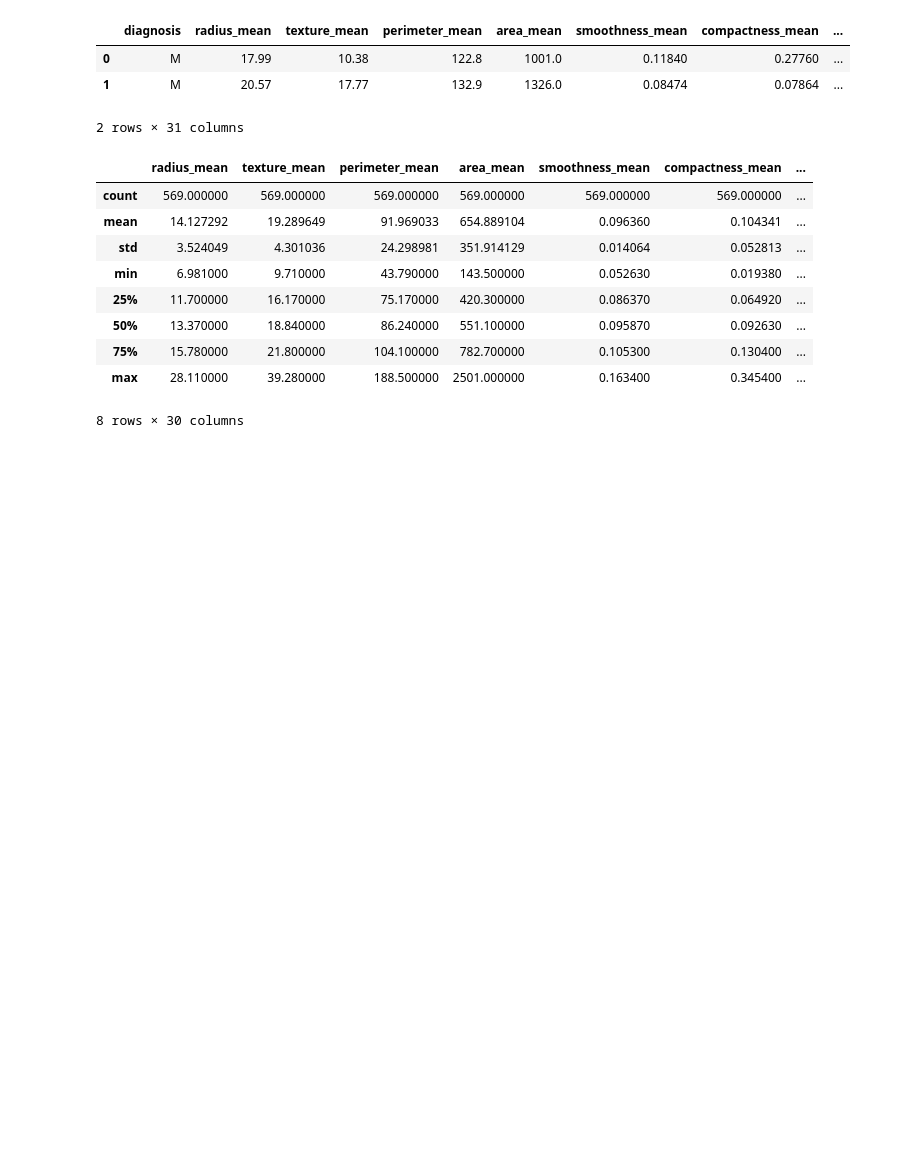
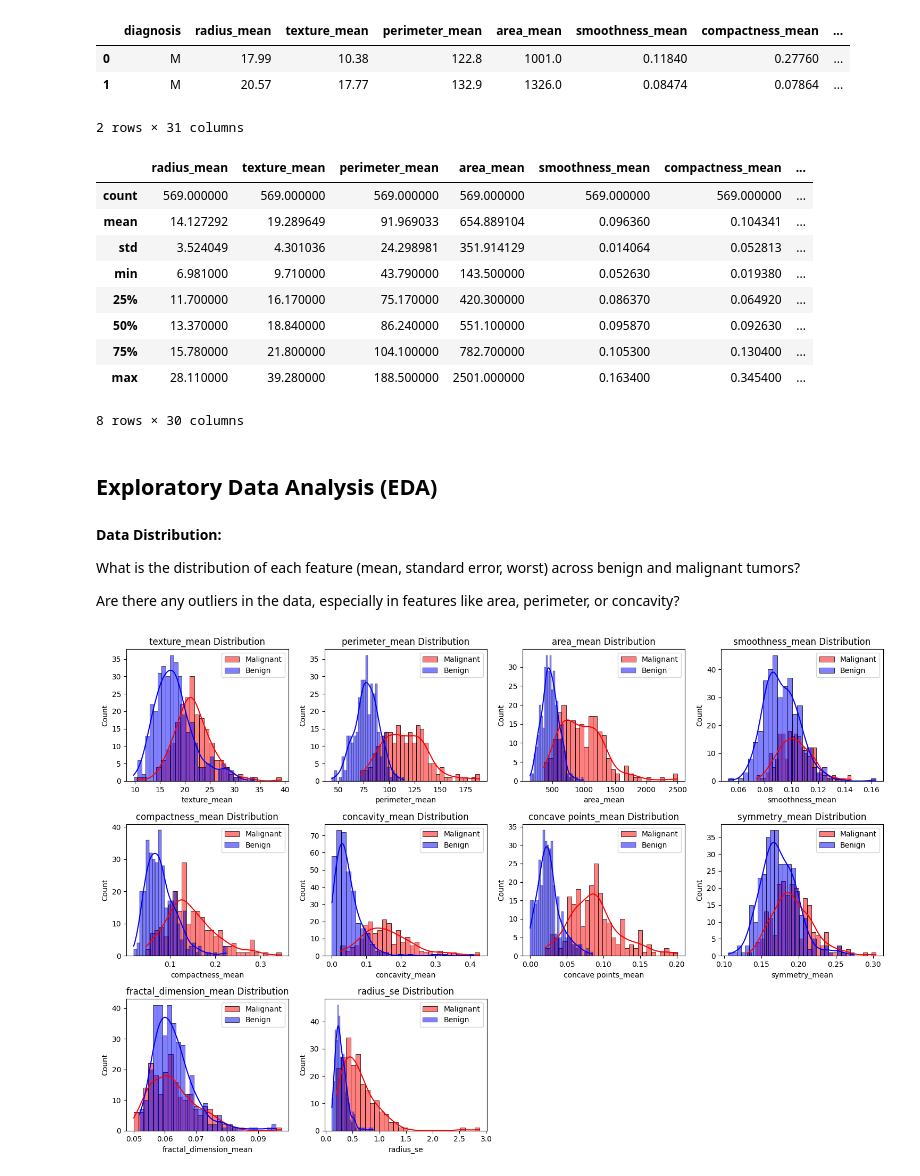
Before and after one commit to Cynthiachelangat/cancerDetection, a Jupyter notebook: cancer.ipynb, the cells around one changed output. Cells and saved outputs as stored; diff of their text form; code cells hidden in the pictures; blank space fills up the shorter version.

```diff
--- a/cancer.ipynb
+++ b/cancer.ipynb
@@ -159,3 +160,27 @@ data.describe()
 | 75% | 15.780000 | 21.800000 | 104.100000 | 782.700000 | 0.105300 | 0.130400 | ... |
 | max | 28.110000 | 39.280000 | 188.500000 | 2501.000000 | 0.163400 | 0.345400 | ... |
 8 rows × 30 columns
+# %% [markdown]
+## **Exploratory Data Analysis (EDA)**
+# %% [markdown]
+**Data Distribution:**
+
+What is the distribution of each feature (mean, standard error, worst) across benign and malignant tumors?
+
+Are there any outliers in the data, especially in features like area, perimeter, or concavity?
+# %%
+# Selecting columns based on categories: mean, standard error, worst
+mean_features = list(data.columns[2:12])  # mean features
+
+# Distribution of each feature across benign and malignant tumors (using histograms)
+plt.figure(figsize=(15, 10))
+for i, feature in enumerate(mean_features):
+    plt.subplot(3, 4, i + 1)
+    sns.histplot(data[data['diagnosis'] == 'M'][feature], bins=30, color='red', label='Malignant', kde=True)
+    sns.histplot(data[data['diagnosis'] == 'B'][feature], bins=30, color='blue', label='Benign', kde=True)
+    plt.legend()
+    plt.title(f'{feature} Distribution')
+plt.tight_layout()
+plt.show()
+# %% [output]
+[figure, added]
```
Also changed, not shown: parts of 8 cells of this notebook.
